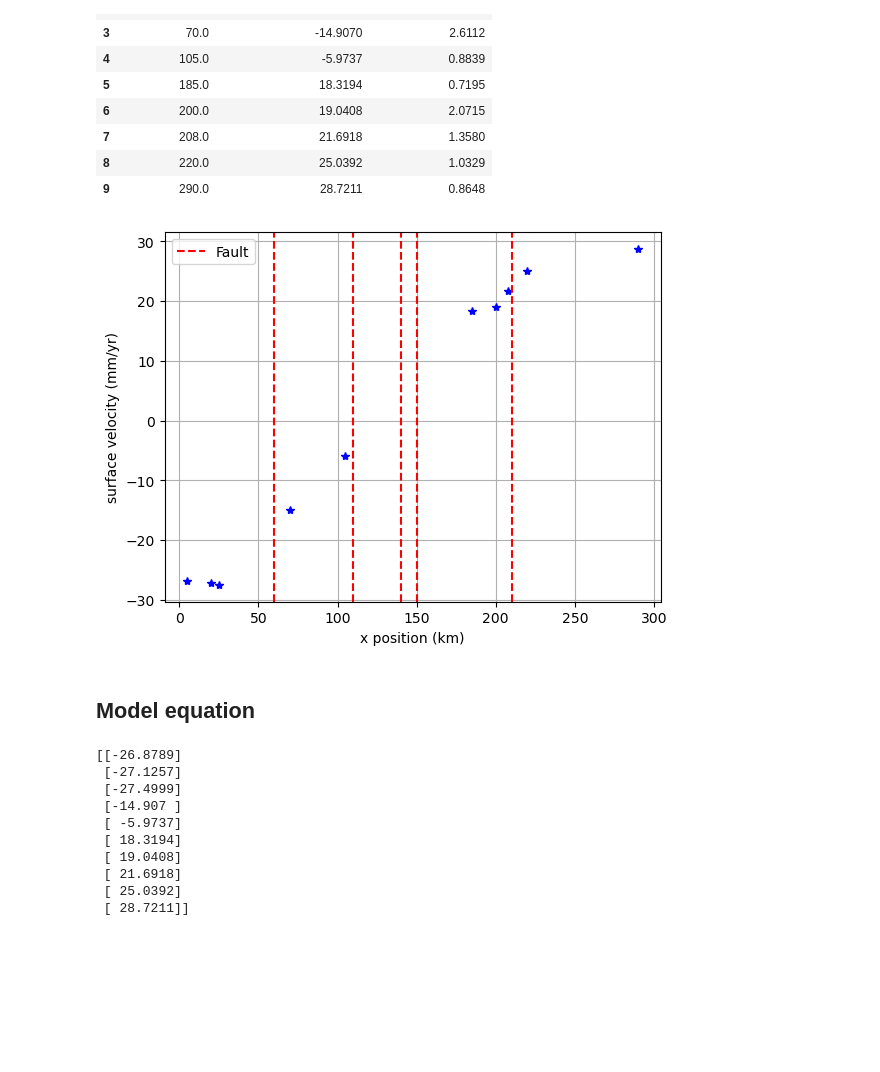
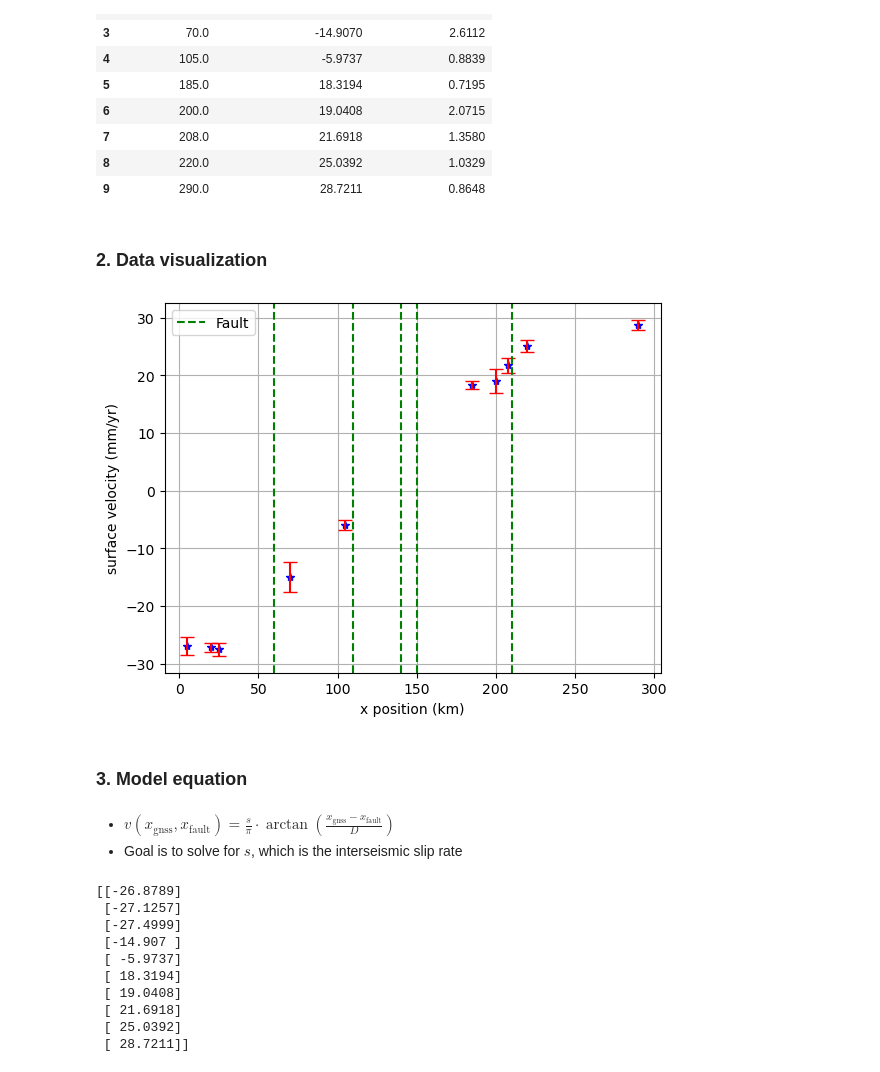
Before and after one commit to Benz-Poobua/ESS_523, a Jupyter notebook: ESS_523_HW1.ipynb, the cells around one changed output. Saved outputs shown, nothing was run; the diff lists cells and outputs as text; code cells hidden in the pictures; blank space fills up the shorter version.

```diff
--- a/ESS_523_HW1.ipynb
+++ b/ESS_523_HW1.ipynb
@@ -62,28 +62,39 @@ GNSS_data
 | 7 | 208.0 | 21.6918 | 1.3580 |
 | 8 | 220.0 | 25.0392 | 1.0329 |
 | 9 | 290.0 | 28.7211 | 0.8648 |
+# %% [markdown]
+### 2. Data visualization
 # %%
 plt.plot(GNSS_data['x_position(km)'], GNSS_data['Surface_velocity(mm/yr)'], '*b')
+plt.errorbar(GNSS_data['x_position(km)'],
+             GNSS_data['Surface_velocity(mm/yr)'],
+             yerr=GNSS_data['uncertainty(mm/yr)'], #y error bar
+             fmt='none', # 'none' means no connecting lines
+             ecolor='red', # color of the error bars
+             capsize=5) # size of the caps on error bars
 plt.xlabel('x position (km)')
 plt.ylabel('surface velocity (mm/yr)')
 plt.grid()
 
 # Draw vertical red lines at specific x-axis positions
 x_positions = [60, 110, 140, 150, 210]
 for x in x_positions:
-    plt.axvline(x, color='red', linestyle='dashed')
+    plt.axvline(x, color='green', linestyle='dashed')
 
 # Create a dummy plot for legend
-plt.plot([], [], color='red', linestyle='dashed', label='Fault')
+plt.plot([], [], color='green', linestyle='dashed', label='Fault')
 
 # Display legend
 plt.legend()
 
 plt.show()
 # %% [output]
-[figure, old version]
+[figure, new version]
 # %% [markdown]
-## Model equation
+### 3. Model equation
+# %% [markdown]
+- $v(x_{\text{gnss}}, x_{\text{fault}}) = \frac{s}{\pi} \cdot \arctan \left( \frac{x_{\text{gnss}} - x_{\text{fault}}}{D} \right)$
+- Goal is to solve for $s$, which is the interseismic slip rate
 # %%
 # data
 
```
Also changed, not shown: parts of 27 cells of this notebook.
